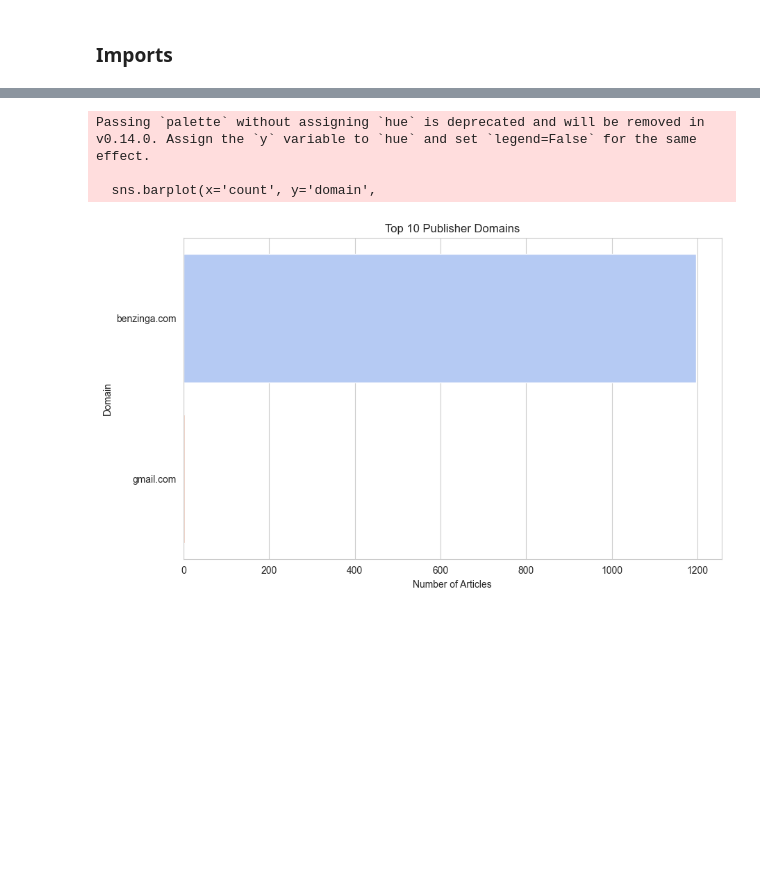
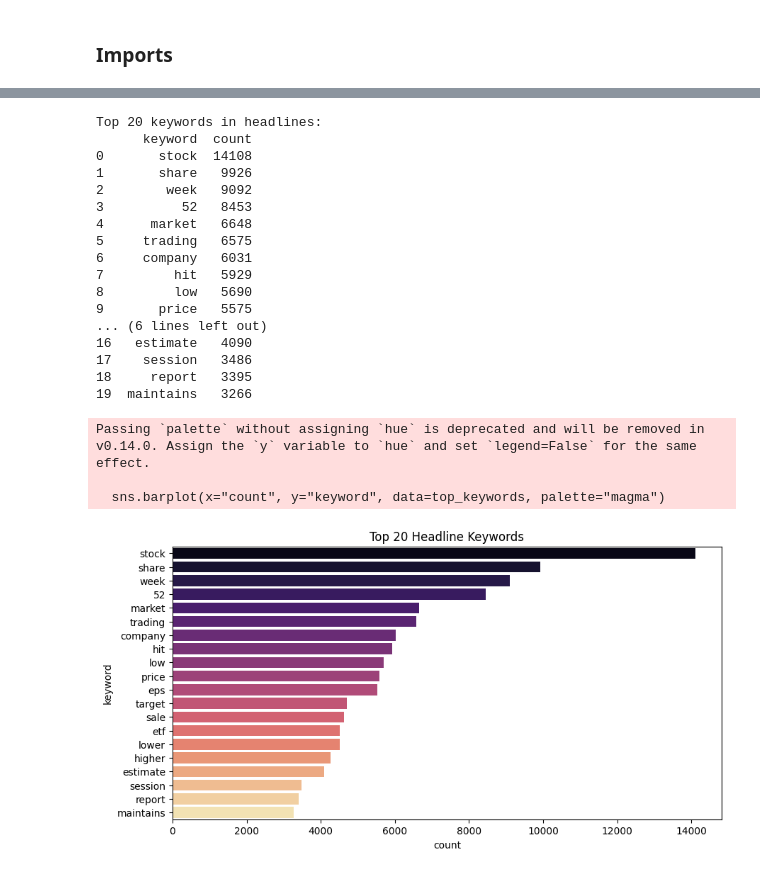
Before and after one commit to tib-dev/Predicting-Price-Moves-with-News-Sentiment, a Jupyter notebook: notebooks/eda_news.ipynb, the cells around one changed output, grey strips where cells are left out. Drawn from its saved outputs; the diff is of its cells as text; code cells hidden in the pictures; blank space fills up the shorter version.

```diff
--- a/notebooks/eda_news.ipynb
+++ b/notebooks/eda_news.ipynb
@@ -91,0 +58,21 @@ publisher_counts.head(10)
+# %%
+# Cell 3 — Instantiate loader + preprocessor (no aligner; Task 1 doesn't require price data)
+NEWS_FILE = RAW_DIR / "news/raw_analyst_ratings.csv"  # use RAW_DIR from config
+loader = NewsLoader(path=NEWS_FILE, date_col="date", tz="Etc/GMT+4")
+
+# Preprocessor
+preprocessor = NewsPreprocessor(
+    text_col="headline",
+    remove_stopwords=True,
+    lemmatize=True  # optional: enable lemmatization
+)
+
+# Service without aligner or aggregator
+service = NewsAnalysisService(
+    loader=loader,
+    preprocessor=preprocessor,
+    aligner=None,
+    aggregator=None
+)
+
+print("News file being used:", NEWS_FILE)
@@ -173,23 +196,32 @@ Passing `palette` without assigning `hue` is deprecated and will be removed in v
-# %%
-# Extract domain if publisher is an email
-news_clean['publisher_domain'] = news_clean['publisher'].str.extract(
-    r'@(\S+)$')
-
-# Count the most frequent domains
-domain_counts = news_clean['publisher_domain'].value_counts().reset_index()
-domain_counts.columns = ['domain', 'count']
-domain_counts.head(10)
-
-# Plot top 10 domains
-plt.figure(figsize=(10, 6))
-sns.barplot(x='count', y='domain',
-            data=domain_counts.head(10), palette='coolwarm')
-plt.title('Top 10 Publisher Domains')
-plt.xlabel('Number of Articles')
-plt.ylabel('Domain')
-plt.show()
-# %% [output]
-Passing `palette` without assigning `hue` is deprecated and will be removed in v0.14.0. Assign the `y` variable to `hue` and set `legend=False` for the same effect.
-
-  sns.barplot(x='count', y='domain',
-[figure, removed]
+# %%
+top_keywords = extract_top_keywords(
+    df_news_metrics, text_col="headline", top_n=20, max_features=2000, min_df=3)
+print("Top 20 keywords in headlines:")
+print(top_keywords)
+
+plt.figure(figsize=(10, 5))
+sns.barplot(x="count", y="keyword", data=top_keywords, palette="magma")
+plt.title("Top 20 Headline Keywords")
+plt.show()
+# %% [output]
+Top 20 keywords in headlines:
+      keyword  count
+0       stock  14108
+1       share   9926
+2        week   9092
+3          52   8453
+4      market   6648
+5     trading   6575
+6     company   6031
+7         hit   5929
+8         low   5690
+9       price   5575
+... (6 lines left out)
+16   estimate   4090
+17    session   3486
+18     report   3395
+19  maintains   3266
+Passing `palette` without assigning `hue` is deprecated and will be removed in v0.14.0. Assign the `y` variable to `hue` and set `legend=False` for the same effect.
+
+  sns.barplot(x="count", y="keyword", data=top_keywords, palette="magma")
+[figure, added]
```
Also changed, not shown: parts of 17 cells of this notebook, 3 other files.
